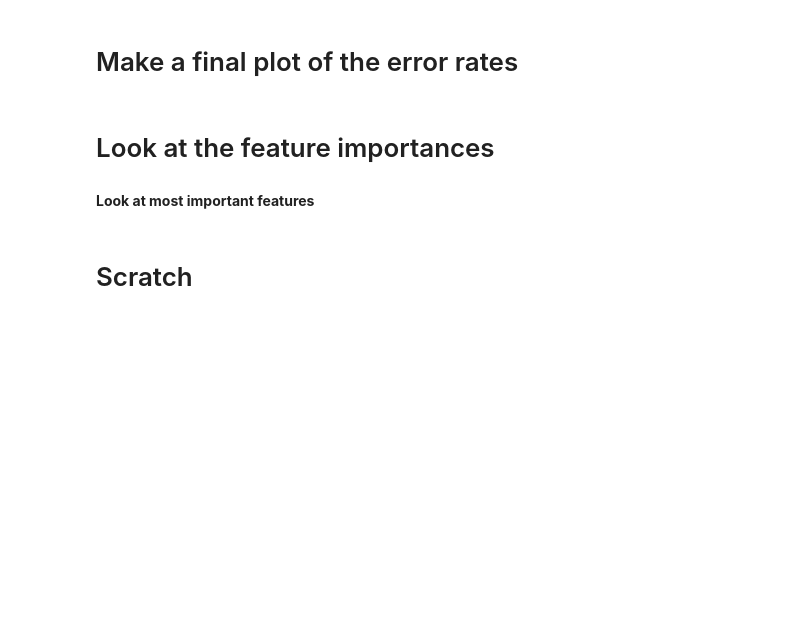
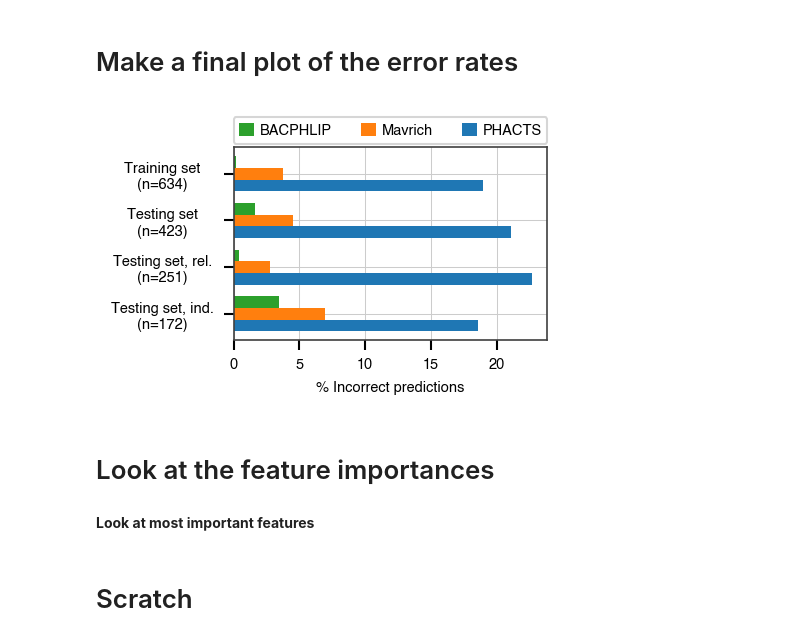
Before and after one commit to adamhockenberry/bacphlip-model-dev, a Jupyter notebook: Code/5-assess-classifier.ipynb, the cells around one changed output. Saved outputs shown, nothing was run; the diff lists cells and outputs as text; code cells hidden in the pictures; blank space fills up the shorter version.

```diff
--- a/Code/5-assess-classifier.ipynb
+++ b/Code/5-assess-classifier.ipynb
@@ -103,7 +106,7 @@ for df in [train_df, test_df]:
 my_train_errors = train_df[train_df['Temperate (empirical)'] !=
                            train_df['my_predictions']].shape[0]
 
-other_train_errors = train_df[train_df['Temperate (empirical)'] !=
+mavrich_train_errors = train_df[train_df['Temperate (empirical)'] !=
                            train_df['Temperate (bioinformatically predicted)']].shape[0]
 
 phacts_train_errors = train_df[train_df['Temperate (empirical)'] !=
@@ -111,9 +114,9 @@ phacts_train_errors = train_df[train_df['Temperate (empirical)'] !=
 
 print('Out of a total {}'.format(train_df.shape[0]))
 print('My method had {}'.format(my_train_errors))
-print('Other method had {}'.format(other_train_errors))
+print('Other method had {}'.format(mavrich_train_errors))
 print('PHACTS method had {}'.format(phacts_train_errors))
 
 my_train_errors = my_train_errors / train_df.shape[0] * 100
-other_train_errors = other_train_errors / train_df.shape[0] * 100
+mavrich_train_errors = mavrich_train_errors / train_df.shape[0] * 100
 phacts_train_errors = phacts_train_errors / train_df.shape[0] * 100
@@ -122,7 +130,7 @@ phacts_train_errors = phacts_train_errors / train_df.shape[0] * 100
 my_test_errors = test_df[test_df['Temperate (empirical)'] !=
                            test_df['my_predictions']].shape[0]
 
-other_test_errors = test_df[test_df['Temperate (empirical)'] !=
+mavrich_test_errors = test_df[test_df['Temperate (empirical)'] !=
                            test_df['Temperate (bioinformatically predicted)']].shape[0]
 
 phacts_test_errors = test_df[test_df['Temperate (empirical)'] !=
@@ -130,9 +138,9 @@ phacts_test_errors = test_df[test_df['Temperate (empirical)'] !=
 
 print('Out of a total {}'.format(test_df.shape[0]))
 print('My method had {}'.format(my_test_errors))
-print('Other method had {}'.format(other_test_errors))
+print('Other method had {}'.format(mavrich_test_errors))
 print('PHACTS method had {}'.format(phacts_test_errors))
 
 my_test_errors = my_test_errors / test_df.shape[0] * 100
-other_test_errors = other_test_errors / test_df.shape[0] * 100
+mavrich_test_errors = mavrich_test_errors / test_df.shape[0] * 100
 phacts_test_errors = phacts_test_errors / test_df.shape[0] * 100
@@ -172,7 +190,7 @@ my_independent_errors = independent_df[independent_df['Temperate (empirical)'] !
                            independent_df['my_predictions']].shape[0] /\
                             independent_df.shape[0] * 100.
 
-other_independent_errors = independent_df[independent_df['Temperate (empirical)'] !=
+mavrich_independent_errors = independent_df[independent_df['Temperate (empirical)'] !=
                            independent_df['Temperate (bioinformatically predicted)']].shape[0] /\
                             independent_df.shape[0] * 100.
 
@@ -186,7 +204,7 @@ my_related_errors = related_df[related_df['Temperate (empirical)'] !=
                            related_df['my_predictions']].shape[0] /\
                             related_df.shape[0] * 100.
 
-other_related_errors = related_df[related_df['Temperate (empirical)'] !=
+mavrich_related_errors = related_df[related_df['Temperate (empirical)'] !=
                            related_df['Temperate (bioinformatically predicted)']].shape[0] /\
                             related_df.shape[0] * 100.
 
@@ -200,35 +220,37 @@ phacts_related_errors = related_df[related_df['Temperate (empirical)'] !=
 # %%
 N = 4
 my_errs = [my_train_errors, my_test_errors, my_related_errors, my_independent_errors][::-1]
-other_errs = [other_train_errors, other_test_errors, other_related_errors, other_independent_errors][::-1]
+mavrich_errs = [mavrich_train_errors, mavrich_test_errors, mavrich_related_errors, mavrich_independent_errors][::-1]
 phacts_errs = [phacts_train_errors, phacts_test_errors, phacts_related_errors, phacts_independent_errors][::-1]
 
-fig, ax = plt.subplots(figsize=(2.6,2.4))
+fig, ax = plt.subplots(figsize=(2.7,1.7))
 ind = np.arange(N)    # the x locations for the groups
 width = 0.25         # the width of the bars
 p1 = ax.barh(ind, phacts_errs, width)
-p2 = ax.barh(ind+width, other_errs, width)
+p2 = ax.barh(ind+width, mavrich_errs, width)
 p3 = ax.barh(ind+width+width, my_errs, width)
 
 
 ax.set_yticks(0.25 + np.arange(N))
 ax.set_yticklabels(['Training set\n(n={})'.format(train_df.shape[0]),\
                     'Testing set\n(n={})'.format(test_df.shape[0]),\
-                    'Testing set\n(related, n={})'.format(related_df.shape[0]),\
-                    'Testing set\n(independent, n={})'.format(independent_df.shape[0])][::-1],\
+                    'Testing set, rel.\n(n={})'.format(related_df.shape[0]),\
+                    'Testing set, ind.\n(n={})'.format(independent_df.shape[0])][::-1],\
                    ha='center', )
-ax.yaxis.get_majorticklabels()[0].set_x(-0.2)
-ax.yaxis.get_majorticklabels()[1].set_x(-0.2)
-ax.yaxis.get_majorticklabels()[2].set_x(-0.2)
-ax.yaxis.get_majorticklabels()[3].set_x(-0.2)
+ax.yaxis.get_majorticklabels()[0].set_x(-0.17)
+ax.yaxis.get_majorticklabels()[1].set_x(-0.17)
+ax.yaxis.get_majorticklabels()[2].set_x(-0.17)
+ax.yaxis.get_majorticklabels()[3].set_x(-0.17)
 
 
 
 ax.legend((p3[0], p2[0], p1[0]), ('BACPHLIP', 'Mavrich', 'PHACTS'),\
           bbox_to_anchor=(0., 1.02, 1., .102), loc=3, mode='expand', ncol=3, borderaxespad=0.)
 
 ax.set_xlabel('% Incorrect predictions');
 plt.savefig('../Manuscript/figure.png', dpi=300, bbox_inches='tight')
+# %% [output]
+[figure, added]
 # %% [markdown]
 # Look at the feature importances
 # %%
```
Also changed, not shown: parts of 8 cells of this notebook, 5 other files.
